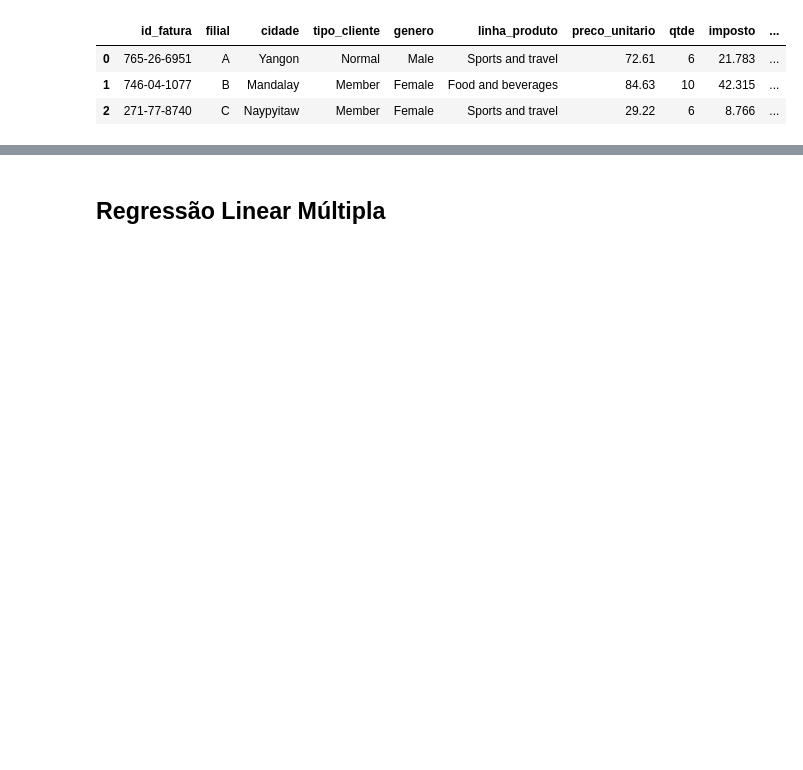
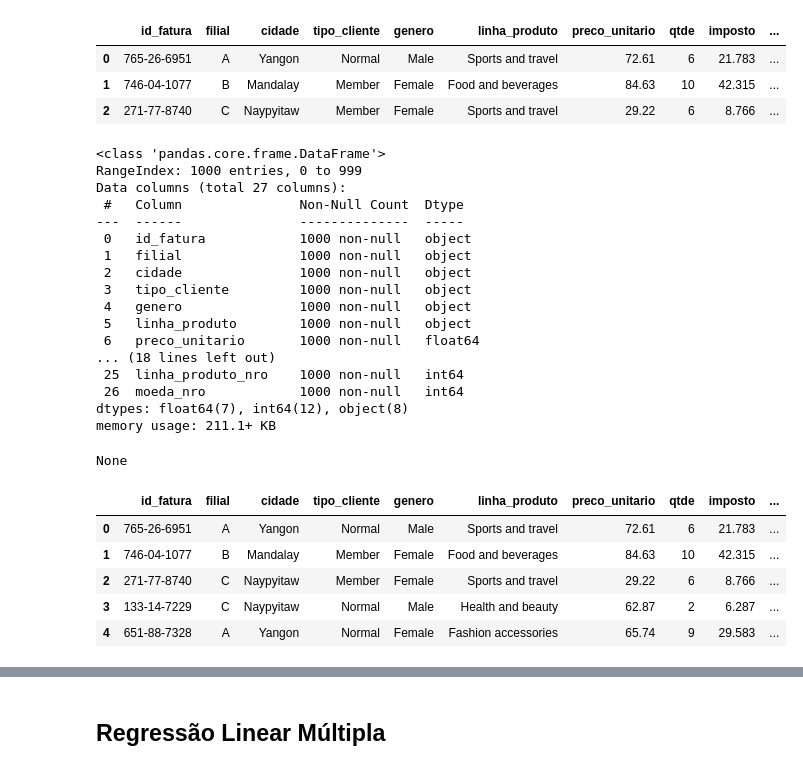
Before and after one commit to jairobernardesjunior/vendas_SUPERMERCADOpredict, a Jupyter notebook: vendas_SUPERMERCADOpredict_treina_prediz.ipynb, the cells around one changed output, grey strips where cells are left out. Drawn from its saved outputs; the diff is of its cells as text; code cells hidden in the pictures; blank space fills up the shorter version.

```diff
--- a/vendas_SUPERMERCADOpredict_treina_prediz.ipynb
+++ b/vendas_SUPERMERCADOpredict_treina_prediz.ipynb
@@ -88,6 +88,35 @@ dfx.head(3)
 | 0 | 765-26-6951 | A | Yangon | Normal | Male | Sports and travel | 72.61 | 6 | 21.783 | ... |
 | 1 | 746-04-1077 | B | Mandalay | Member | Female | Food and beverages | 84.63 | 10 | 42.315 | ... |
 | 2 | 271-77-8740 | C | Naypyitaw | Member | Female | Sports and travel | 29.22 | 6 | 8.766 | ... |
+# %%
+# verifica os dados gerados no agrupamento
+display(dfx.info())
+display(dfx.head(5))
+# %% [output]
+<class 'pandas.core.frame.DataFrame'>
+RangeIndex: 1000 entries, 0 to 999
+Data columns (total 27 columns):
+ #   Column               Non-Null Count  Dtype
+---  ------               --------------  -----
+ 0   id_fatura            1000 non-null   object
+ 1   filial               1000 non-null   object
+ 2   cidade               1000 non-null   object
+ 3   tipo_cliente         1000 non-null   object
+ 4   genero               1000 non-null   object
+ 5   linha_produto        1000 non-null   object
+ 6   preco_unitario       1000 non-null   float64
+... (18 lines left out)
+ 25  linha_produto_nro    1000 non-null   int64
+ 26  moeda_nro            1000 non-null   int64
+dtypes: float64(7), int64(12), object(8)
+memory usage: 211.1+ KB
+None
+|  | id_fatura | filial | cidade | tipo_cliente | genero | linha_produto | preco_unitario | qtde | imposto | ... |
+| 0 | 765-26-6951 | A | Yangon | Normal | Male | Sports and travel | 72.61 | 6 | 21.783 | ... |
+| 1 | 746-04-1077 | B | Mandalay | Member | Female | Food and beverages | 84.63 | 10 | 42.315 | ... |
+| 2 | 271-77-8740 | C | Naypyitaw | Member | Female | Sports and travel | 29.22 | 6 | 8.766 | ... |
+| 3 | 133-14-7229 | C | Naypyitaw | Normal | Male | Health and beauty | 62.87 | 2 | 6.287 | ... |
+| 4 | 651-88-7328 | A | Yangon | Normal | Female | Fashion accessories | 65.74 | 9 | 29.583 | ... |
 # %%
 # separa as variáveis: dependente_y x independentes_x
 # as variáveis independentes (x) são separadas da variável dependente (y) em dataframes diferentes
```
Also changed, not shown: parts of 10 cells of this notebook, 4 other files.
